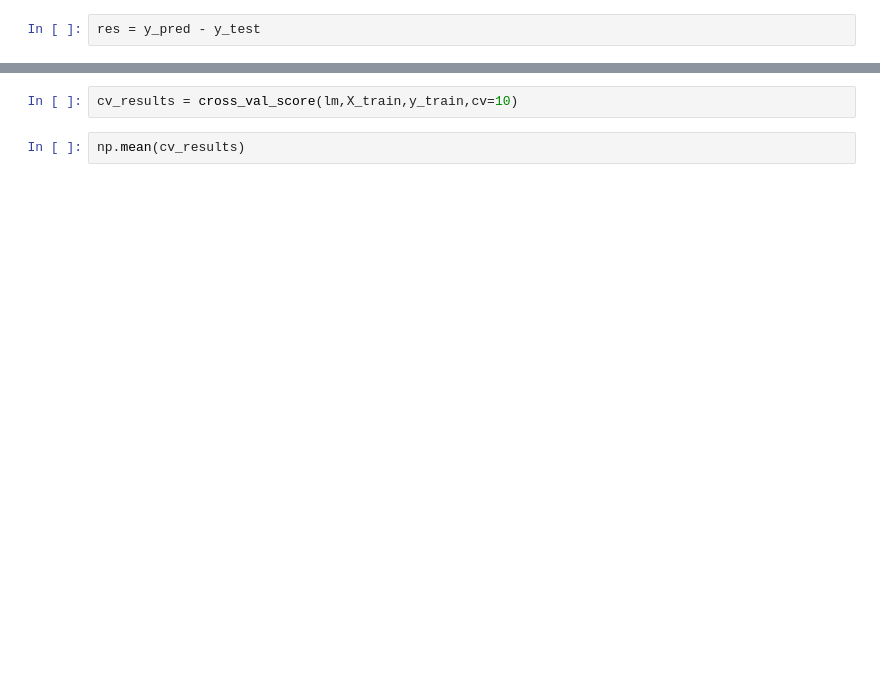
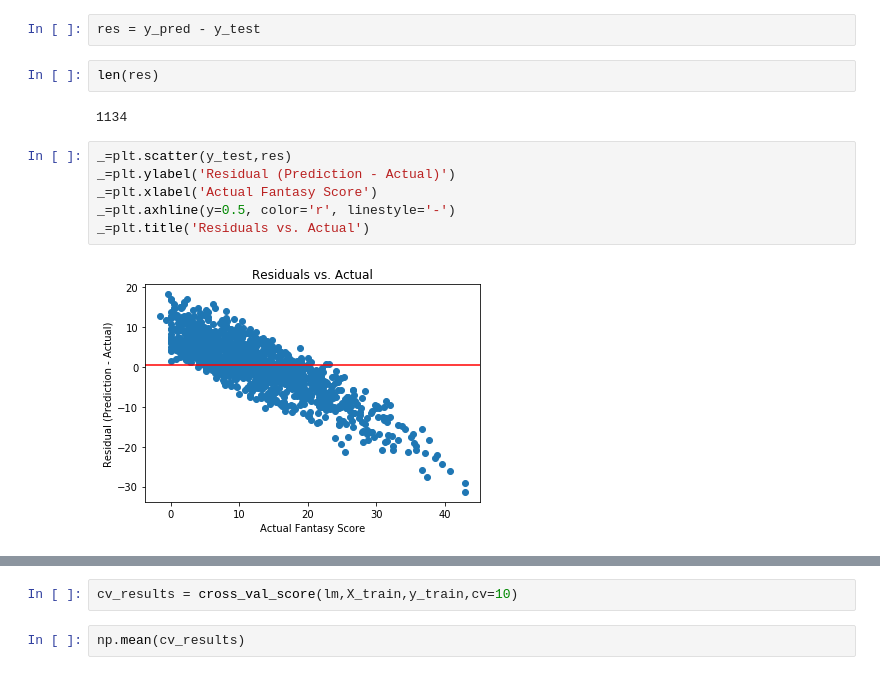
Before and after one commit to ibury08/fantasyfootball, a Jupyter notebook: FF_ML.ipynb, the cells around one changed output, grey strips where cells are left out. Drawn from its saved outputs; the diff is of its cells as text; blank space fills up the shorter version.

```diff
--- a/FF_ML.ipynb
+++ b/FF_ML.ipynb
@@ -69,5 +131,17 @@ mean_squared_error(y_test,y_pred)
 # %%
 res = y_pred - y_test
+# %%
+len(res)
+# %% [output]
+1134
+# %%
+_=plt.scatter(y_test,res)
+_=plt.ylabel('Residual (Prediction - Actual)')
+_=plt.xlabel('Actual Fantasy Score')
+_=plt.axhline(y=0.5, color='r', linestyle='-')
+_=plt.title('Residuals vs. Actual')
+# %% [output]
+[figure, added]
 # %%
 sm.qqplot(res,line='s')
 plt.show()
```
Also changed, not shown: parts of 49 cells of this notebook, 1 other file.
